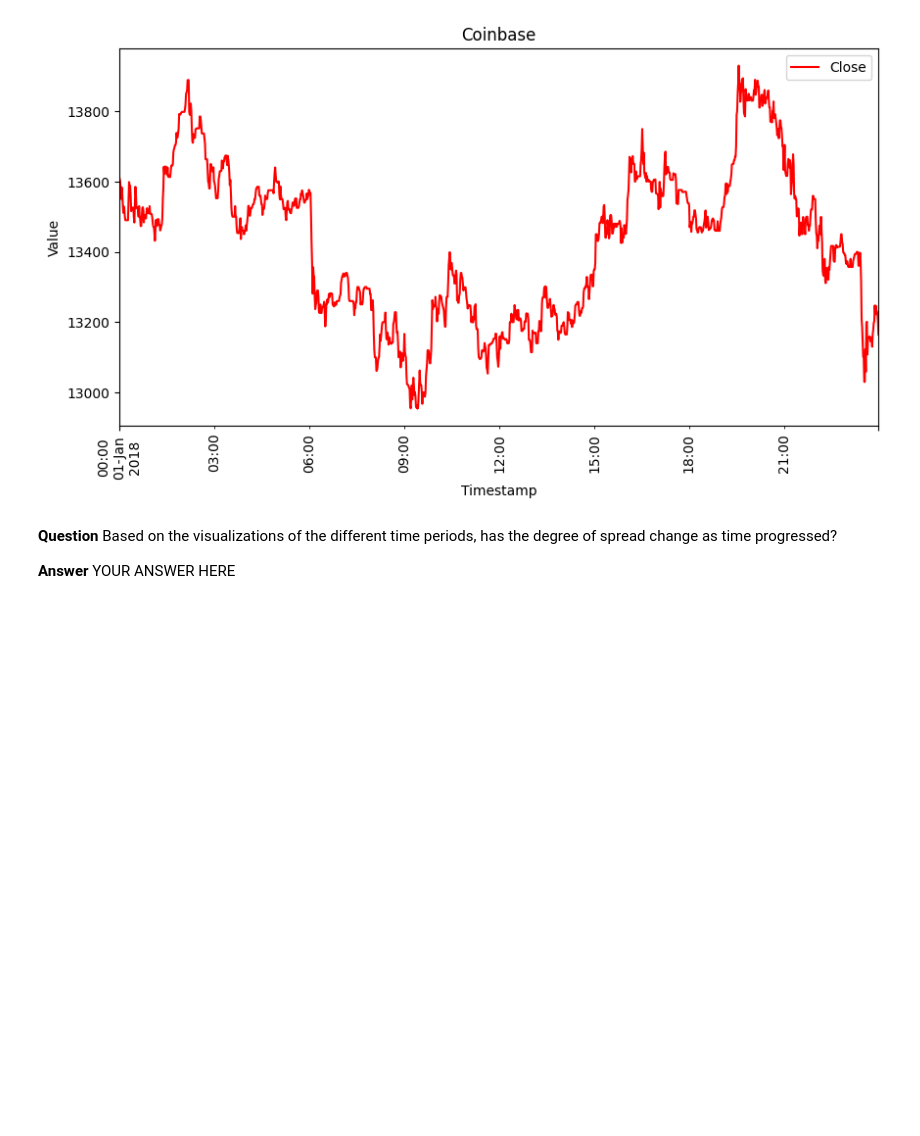
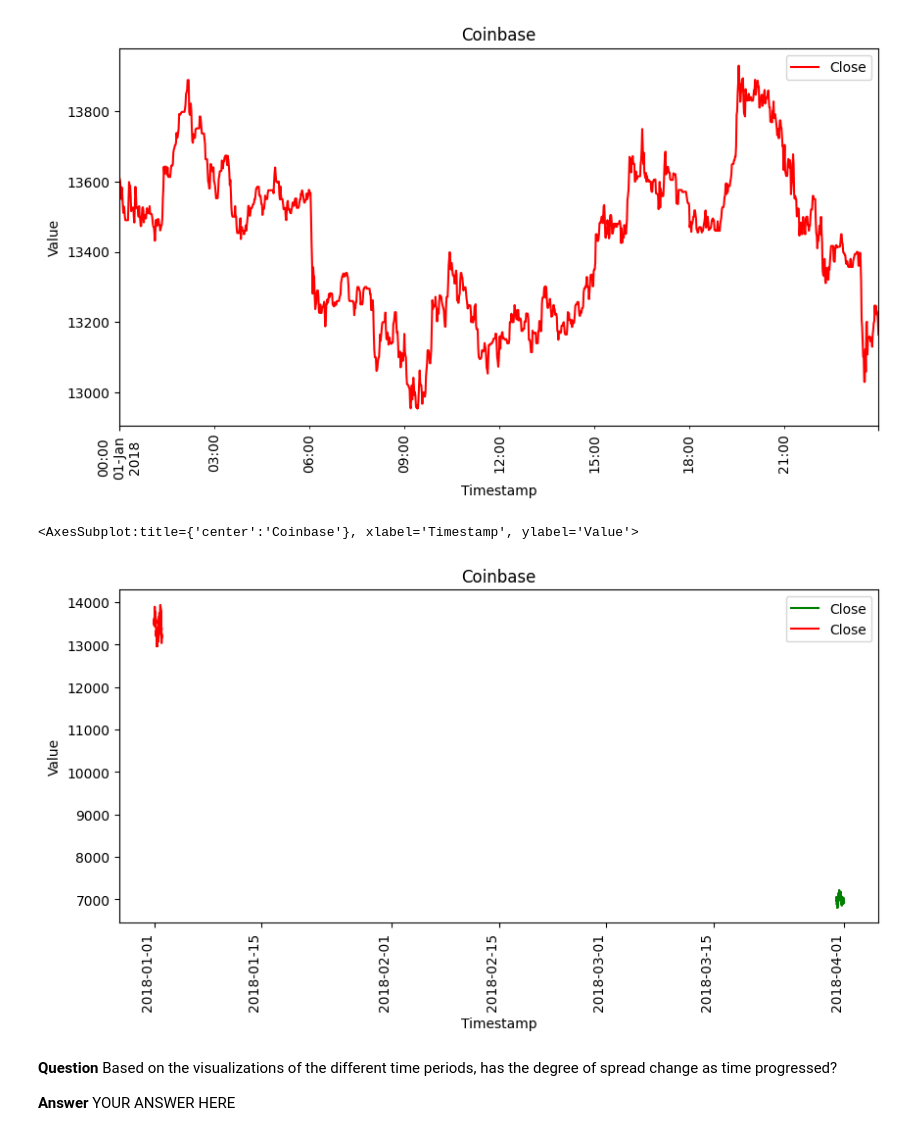
Before and after one commit to jha-ayush/ucb_fintech, a Jupyter notebook: Module_03_Quantitative_analysis_arbitrage_jupyterlab/crypto_arbitrage.ipynb, the cells around one changed output. Cells and saved outputs as stored; diff of their text form; code cells hidden in the pictures; blank space fills up the shorter version.

Commit message:
added plot summaries

```diff
--- a/Module_03_Quantitative_analysis_arbitrage_jupyterlab/crypto_arbitrage.ipynb
+++ b/Module_03_Quantitative_analysis_arbitrage_jupyterlab/crypto_arbitrage.ipynb
@@ -437,8 +437,13 @@ coinbase_sliced.plot(figsize=(10,5),rot=(90),kind="line",title="Coinbase",xlabel
 # %%
 # Overlay the visualizations for the bitstamp and coinbase DataFrames in one plot
 # The plot should visualize the prices over the full lenth of the dataset
 # Be sure to include the parameters: legend, figure size, title, and color and label
 # YOUR CODE HERE
+bitstamp_sliced.plot(figsize=(10,5),rot=(90),kind="line",title="Bitstamp",xlabel="Timestamp", ylabel="Value",legend=True,color="green")
+coinbase_sliced.plot(figsize=(10,5),rot=(90),kind="line",title="Coinbase",xlabel="Timestamp", ylabel="Value",legend=True,color="red")
+# %% [output]
+<AxesSubplot:title={'center':'Coinbase'}, xlabel='Timestamp', ylabel='Value'>
+[figure, added]
 # %%
 # Using the loc and plot functions, create an overlay plot that visualizes
 # the price action of both DataFrames for a one month period early in the dataset
```
